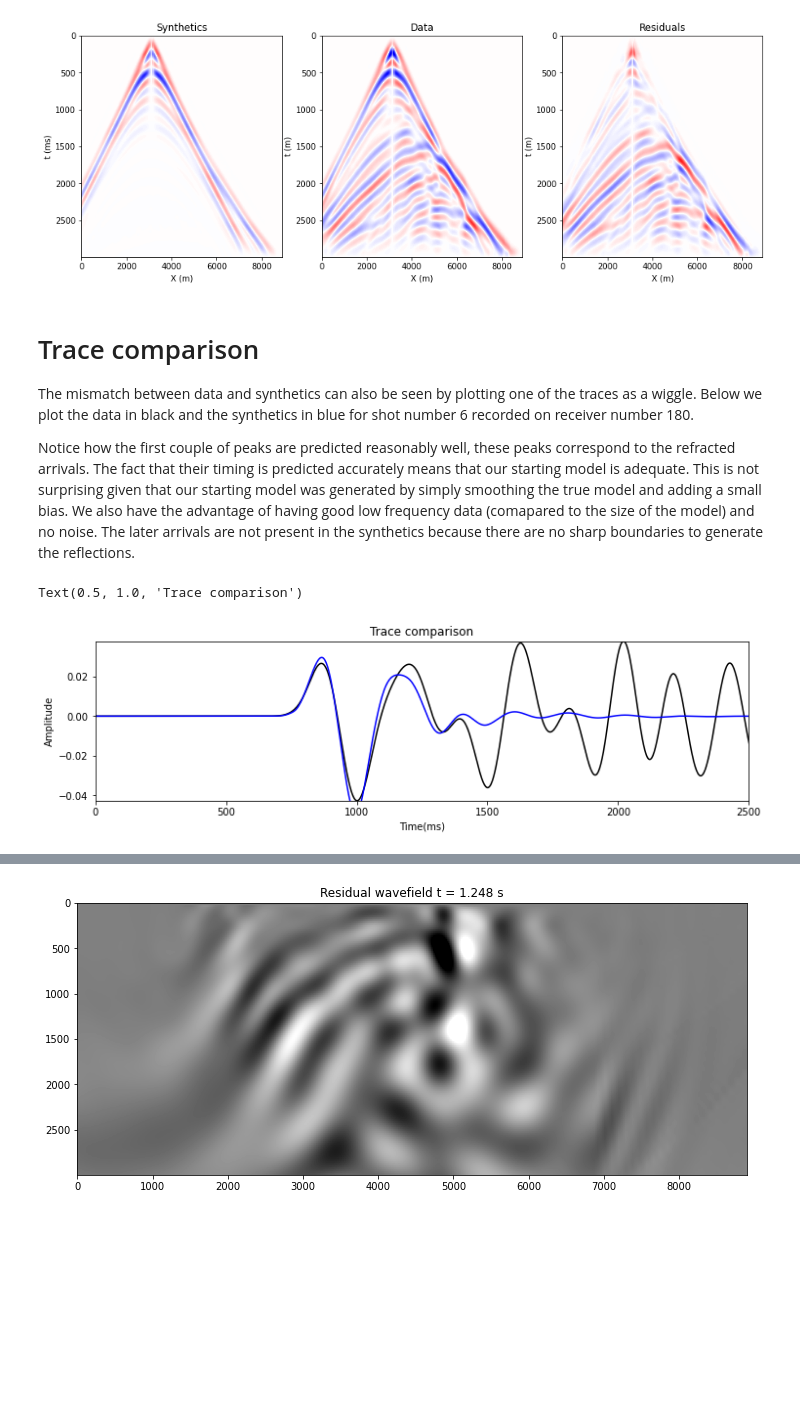
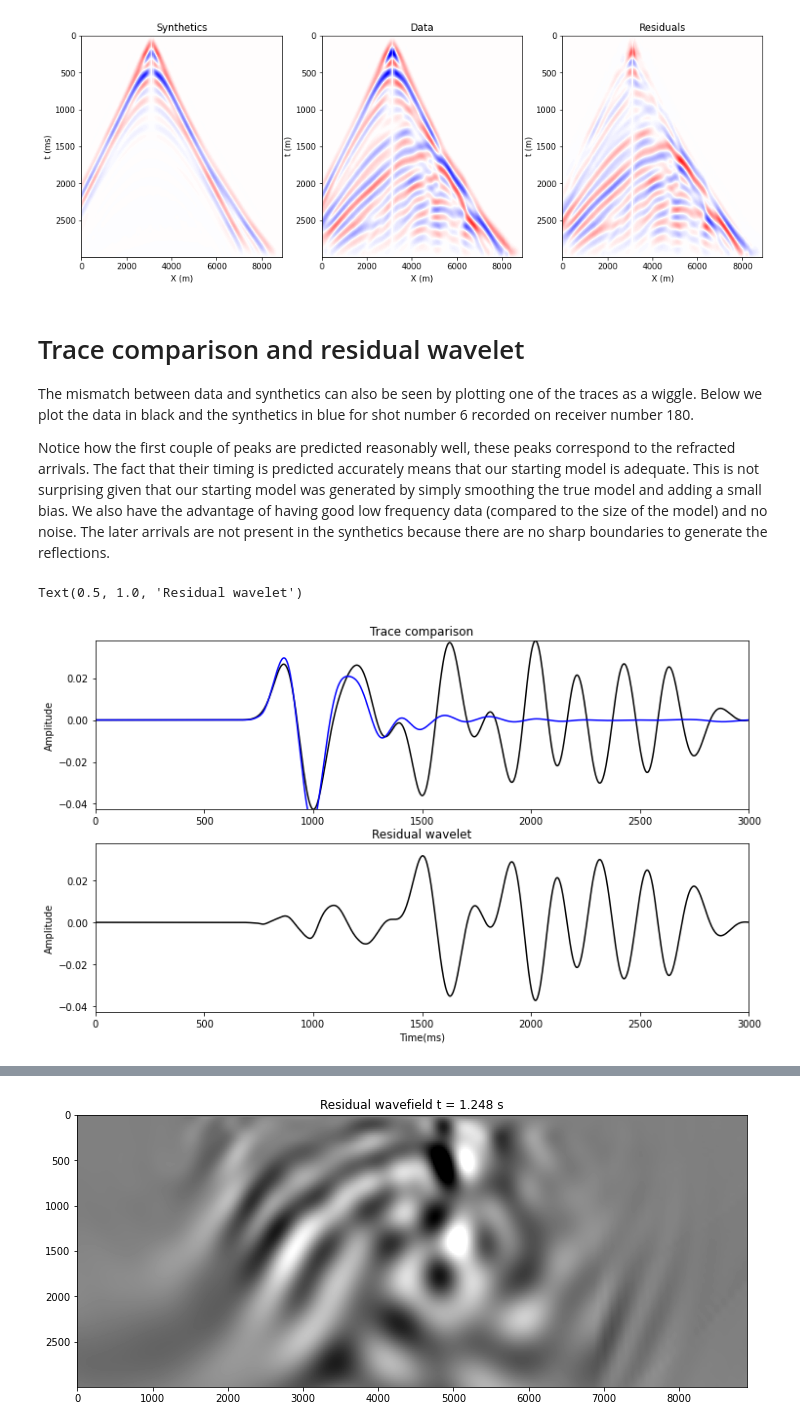
Before and after one commit to michpaulatto/AppliedGeophysicsExercises, a Jupyter notebook: Notebooks/5_fwi_v1.ipynb, the cells around one changed output, grey strips where cells are left out. Saved outputs shown, nothing was run; the diff lists cells and outputs as text; code cells hidden in the pictures; blank space fills up the shorter version.

```diff
--- a/Notebooks/5_fwi_v1.ipynb
+++ b/Notebooks/5_fwi_v1.ipynb
@@ -320,29 +319,35 @@ for step in ["01"]:
 # %% [output]
 [figure]
 # %% [markdown]
-# Trace comparison
+# Trace comparison and residual wavelet
 
 The mismatch between data and synthetics can also be seen by plotting one of the traces as a wiggle. Below we plot the data in black and the synthetics in blue for shot number 6 recorded on receiver number 180.
 
-Notice how the first couple of peaks are predicted reasonably well, these peaks correspond to the refracted arrivals. The fact that their timing is predicted accurately means that our starting model is adequate. This is not surprising given that our starting model was generated by simply smoothing the true model and adding a small bias. We also have the advantage of having good low frequency data (comapared to the size of the model) and no noise. The later arrivals are not present in the synthetics because there are no sharp boundaries to generate the reflections.
+Notice how the first couple of peaks are predicted reasonably well, these peaks correspond to the refracted arrivals. The fact that their timing is predicted accurately means that our starting model is adequate. This is not surprising given that our starting model was generated by simply smoothing the true model and adding a small bias. We also have the advantage of having good low frequency data (compared to the size of the model) and no noise. The later arrivals are not present in the synthetics because there are no sharp boundaries to generate the reflections.
 # %%
 tracenum=180
 datatrace=traces[nrecs+tracenum,:]
 syntrace=traces[tracenum,:]
 
-fig = plt.figure(figsize=(12, 3))
-ax = fig.add_subplot(111)
-ax.plot(time,datatrace,'black')
-ax.plot(time,syntrace,'blue')
+fig = plt.figure(figsize=(12, 7))
+ax1 = fig.add_subplot(211)
+ax1.plot(time,datatrace,'black')
+ax1.plot(time,syntrace,'blue')
+ax1.set_xlim(0,3000)
+ax1.set_ylim(np.min(datatrace),np.max(datatrace))
+ax1.set_ylabel('Amplitude')
+ax1.set_title('Trace comparison')
 
-ax.set_xlim(0,2500)
-ax.set_ylim(np.min(datatrace),np.max(datatrace))
-ax.set_xlabel('Time(ms)')
-ax.set_ylabel('Amplitude')
-ax.set_title('Trace comparison')
+ax2 = fig.add_subplot(212)
+ax2.plot(time,syntrace-datatrace,'black')
+ax2.set_ylim(np.min(datatrace),np.max(datatrace))
+ax2.set_xlim(0,3000)
+ax2.set_xlabel('Time(ms)')
+ax2.set_ylabel('Amplitude')
+ax2.set_title('Residual wavelet')
 # %% [output]
-Text(0.5, 1.0, 'Trace comparison')
+Text(0.5, 1.0, 'Residual wavelet')
-[figure, old version]
+[figure, new version]
 # %% [markdown]
 # The residual wavefield
 
```
Also changed, not shown: parts of 16 cells of this notebook.
